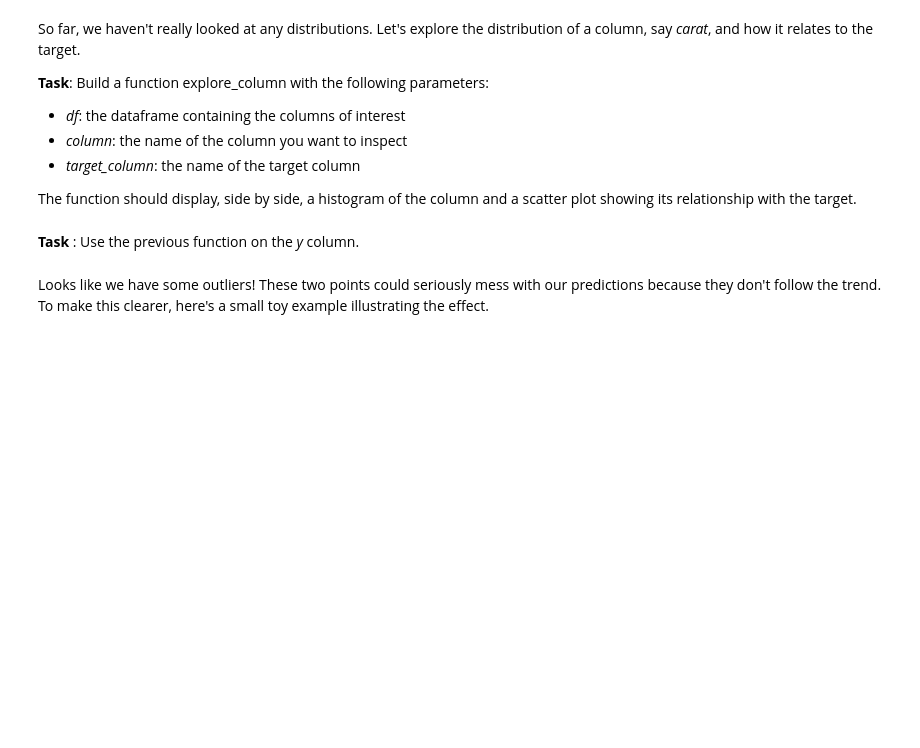
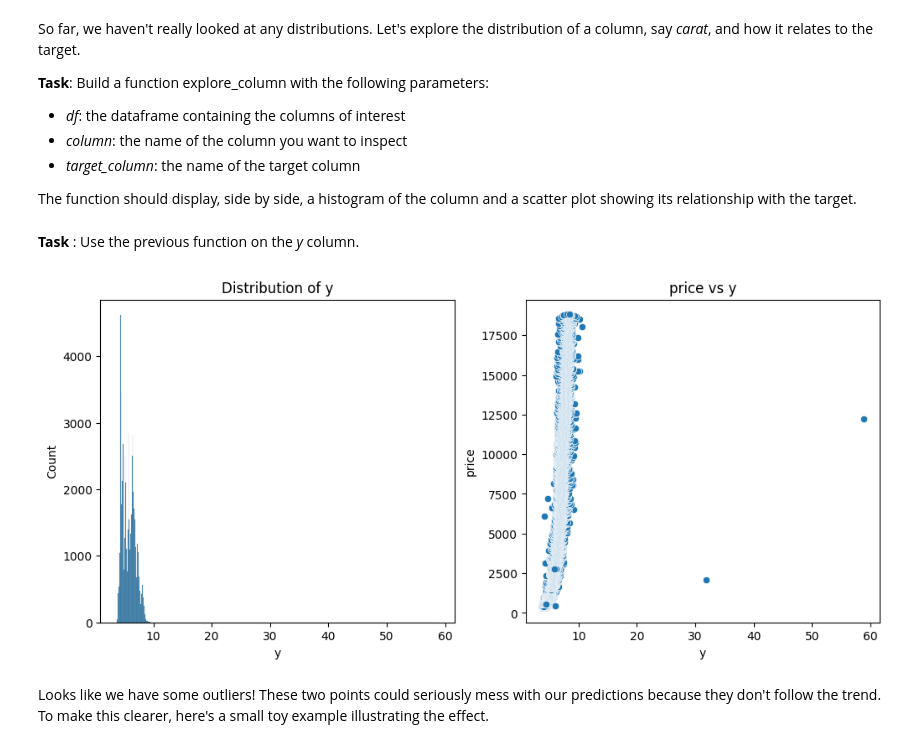
Before and after one commit to SpehKing/Pratical-Machine-Learning, a Jupyter notebook: NB1 - ML Basics/NB1 - Starter.ipynb, the cells around one changed output. Saved outputs shown, nothing was run; the diff lists cells and outputs as text; code cells hidden in the pictures; blank space fills up the shorter version.

```diff
--- a/NB1 - ML Basics/NB1 - Starter.ipynb
+++ b/NB1 - ML Basics/NB1 - Starter.ipynb
@@ -17,3 +34,8 @@ df.head()
 Before diving into the dataset, notice that the column *Unnamed: 0* doesn't seem to carry any useful information.
 
 **Task** : Use the [`drop`](https://pandas.pydata.org/docs/reference/api/pandas.DataFrame.drop.html) method to remove the *Unnamed: 0* column.
+# %%
+dropped_df = df.drop(['Unnamed: 0'], axis=1)
+dropped_df.head()
+
+# len(dropped_df)
@@ -68,3 +167,6 @@ The minimum values for *x*, *y*, and *z* are 0. So apparently... we have some 2D
 Clearly, these *flat diamonds* make no sense for our study, they're just data collection errors.
 
 **Task**: Remove these observations, and report the dataset size before and after the cleanup.
+# %%
+clean_df = dropped_df[(dropped_df['x'] != 0) & (dropped_df['y'] != 0) & (dropped_df['z'] != 0)]
+len(clean_df)
@@ -80,5 +187,22 @@ The function should display, side by side, a histogram of the column and a scatt
+# %%
+def explore_column(df, column, target_column):
+    plt.figure(figsize=(12, 5))
+
+    plt.subplot(1, 2, 1)
+    sns.histplot(df[column])
+    plt.title(f'Distribution of {column}')
+
+    plt.subplot(1, 2, 2)
+    sns.scatterplot(x=df[column], y=df[target_column])
+    plt.title(f'{target_column} vs {column}')
+
+    plt.show()
 # %% [markdown]
 **Task** : Use the previous function on the *y* column.
+# %%
+explore_column(clean_df, "y", "price")
+# %% [output]
+[figure, added]
 # %% [markdown]
 Looks like we have some outliers! These two points could seriously mess with our predictions because they don't follow the trend. To make this clearer, here's a small toy example illustrating the effect.
 # %%
```
Also changed, not shown: parts of 28 cells of this notebook, 23 other files.
